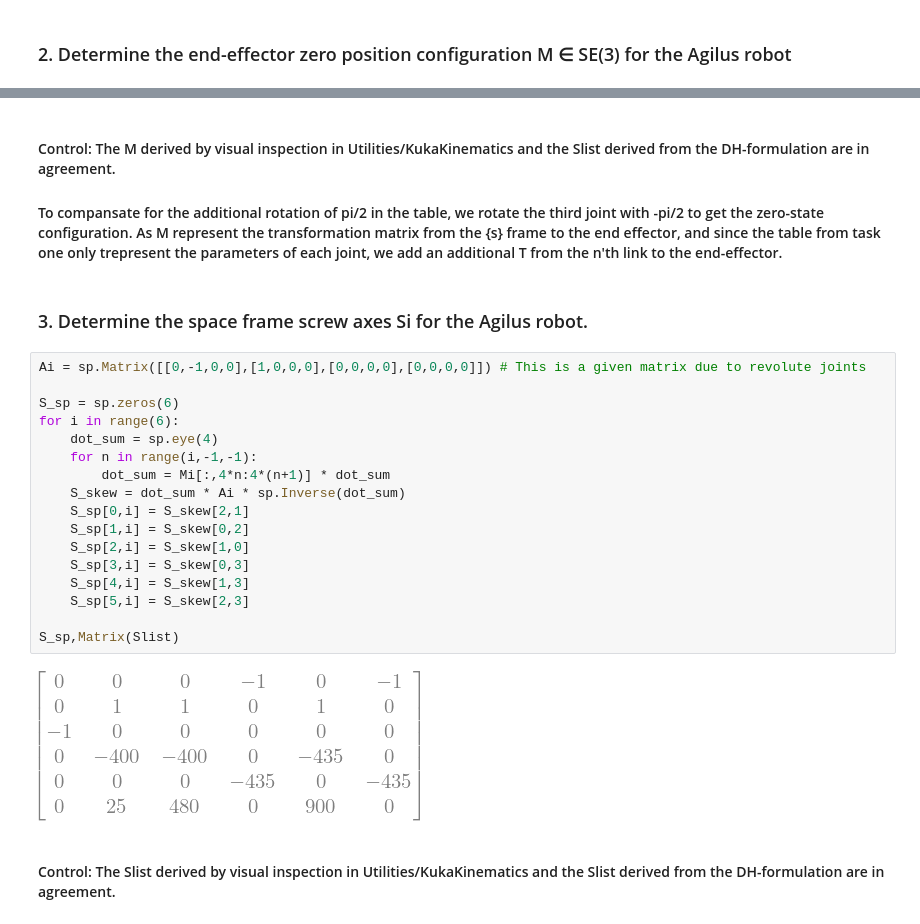
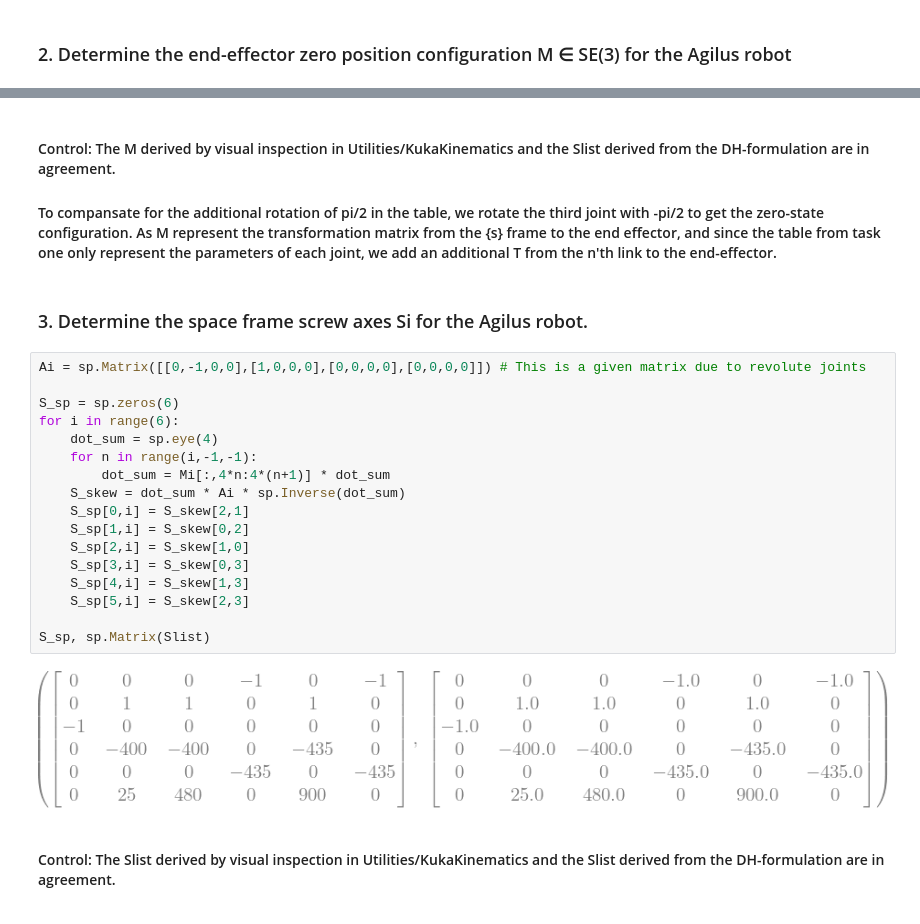
Before and after one commit to BirkHveding/RobotTek, a Jupyter notebook: Task_2.ipynb, the cells around one changed output, grey strips where cells are left out. Drawn from its saved outputs; the diff is of its cells as text.

```diff
--- a/Task_2.ipynb
+++ b/Task_2.ipynb
@@ -48,28 +47,28 @@ M_DH, Me
 [figure]
 # %% [markdown]
 ####  Control: The M derived by visual inspection in Utilities/KukaKinematics and the Slist derived from the DH-formulation are in agreement.
-#### To compansate for the additional rotation of pi/2 in the table, we rotate the third joint with -pi/2 to get the zero-state configuration. As M represent the transformation matrix from the {s} frame to the end effector, and since the table from task one only trepresent the parameters of each joint, we add an additional T from the n'th link to the end-effector.
+#### To compansate for the additional rotation of pi/2 in the table, we rotate the third joint with -pi/2 to get the zero-state configuration. As M represent the transformation matrix from the {s} frame to the end effector, and since the table from task one only represent the parameters of each joint, we add an additional T from the n'th link to the end-effector.
 # %% [markdown]
 ### 3. Determine the space frame screw axes Si for the Agilus robot.
 # %%
 Ai = sp.Matrix([[0,-1,0,0],[1,0,0,0],[0,0,0,0],[0,0,0,0]]) # This is a given matrix due to revolute joints
 
 S_sp = sp.zeros(6)
 for i in range(6):
     dot_sum = sp.eye(4)
     for n in range(i,-1,-1):
         dot_sum = Mi[:,4*n:4*(n+1)] * dot_sum
     S_skew = dot_sum * Ai * sp.Inverse(dot_sum)
     S_sp[0,i] = S_skew[2,1]
     S_sp[1,i] = S_skew[0,2]
     S_sp[2,i] = S_skew[1,0]
     S_sp[3,i] = S_skew[0,3]
     S_sp[4,i] = S_skew[1,3]
     S_sp[5,i] = S_skew[2,3]
 
-S_sp,Matrix(Slist)
+S_sp, sp.Matrix(Slist)
 # %% [output]
-[figure, old version]
+[figure, new version]
 # %% [markdown]
 ####  Control: The Slist derived by visual inspection in Utilities/KukaKinematics and the Slist derived from the DH-formulation are in agreement.
 # %% [markdown]
```
Also changed, not shown: parts of 11 cells of this notebook, 1 other file.
